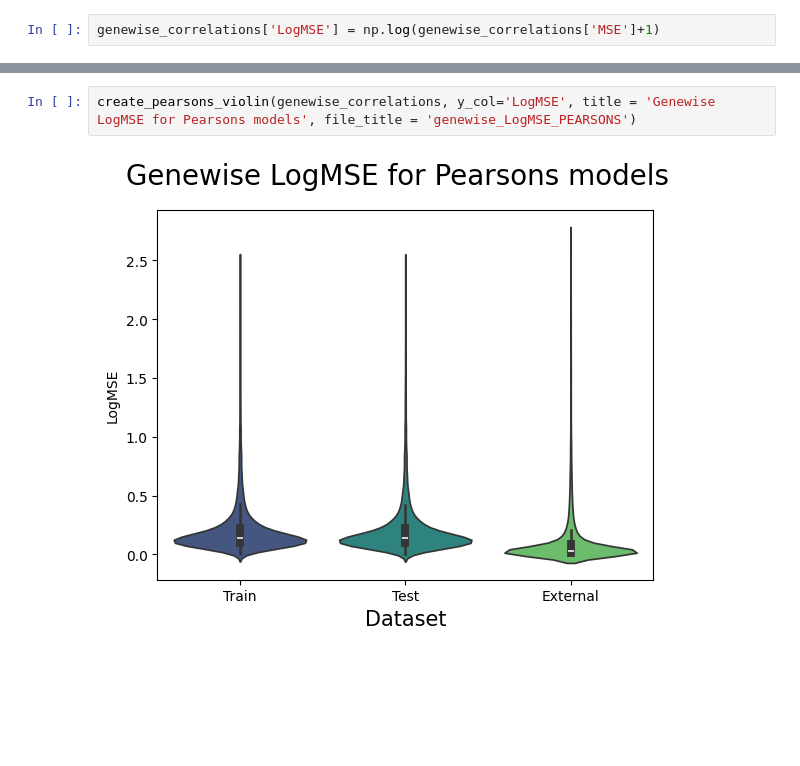
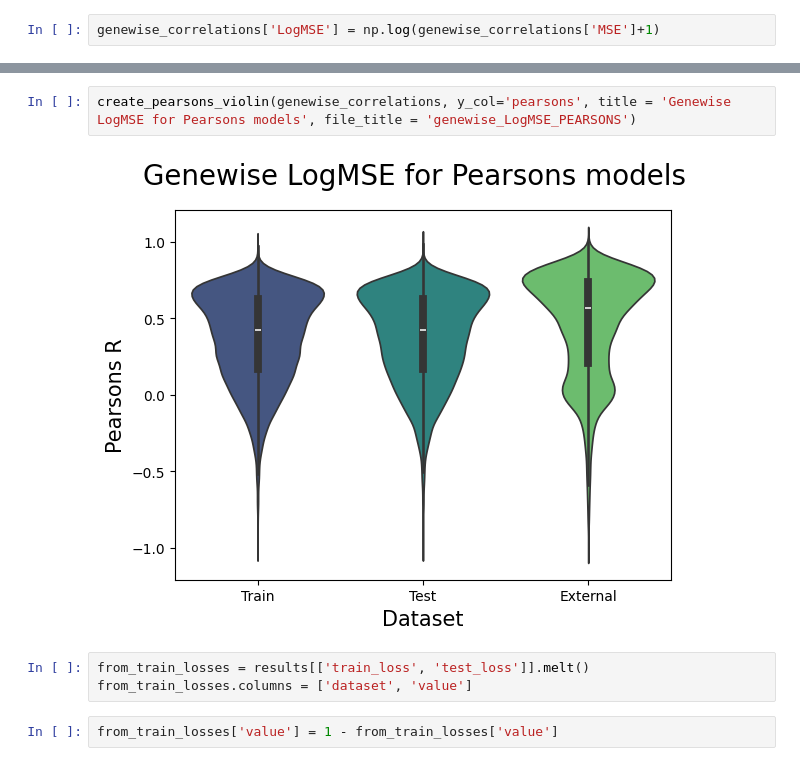
Before and after one commit to Alexander-Broadley/Zhang_lab_rotation, a Jupyter notebook: MML_model/model_evaluation/MML_results_plots.ipynb, the cells around one changed output, grey strips where cells are left out. Cells and saved outputs as stored; diff of their text form; blank space fills up the shorter version.

Commit message:
Changes for model re-running.

```diff
--- a/MML_model/model_evaluation/MML_results_plots.ipynb
+++ b/MML_model/model_evaluation/MML_results_plots.ipynb
@@ -143,4 +40,9 @@ genewise_correlations
 # %%
-create_pearsons_violin(genewise_correlations, y_col='LogMSE', title = 'Genewise LogMSE for Pearsons models', file_title = 'genewise_LogMSE_PEARSONS')
+create_pearsons_violin(genewise_correlations, y_col='pearsons', title = 'Genewise LogMSE for Pearsons models', file_title = 'genewise_LogMSE_PEARSONS')
 # %% [output]
-[figure, old version]
+[figure, new version]
+# %%
+from_train_losses = results[['train_loss', 'test_loss']].melt()
+from_train_losses.columns = ['dataset', 'value']
+# %%
+from_train_losses['value'] = 1 - from_train_losses['value']
```
Also changed, not shown: parts of 24 cells of this notebook, 3 other files.
